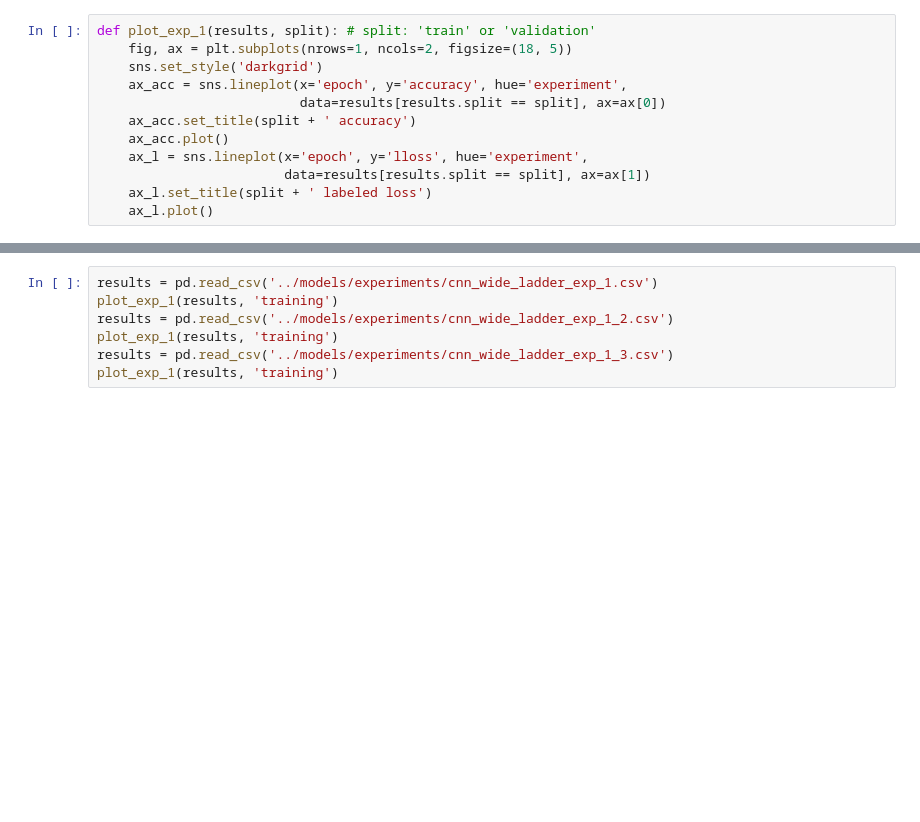
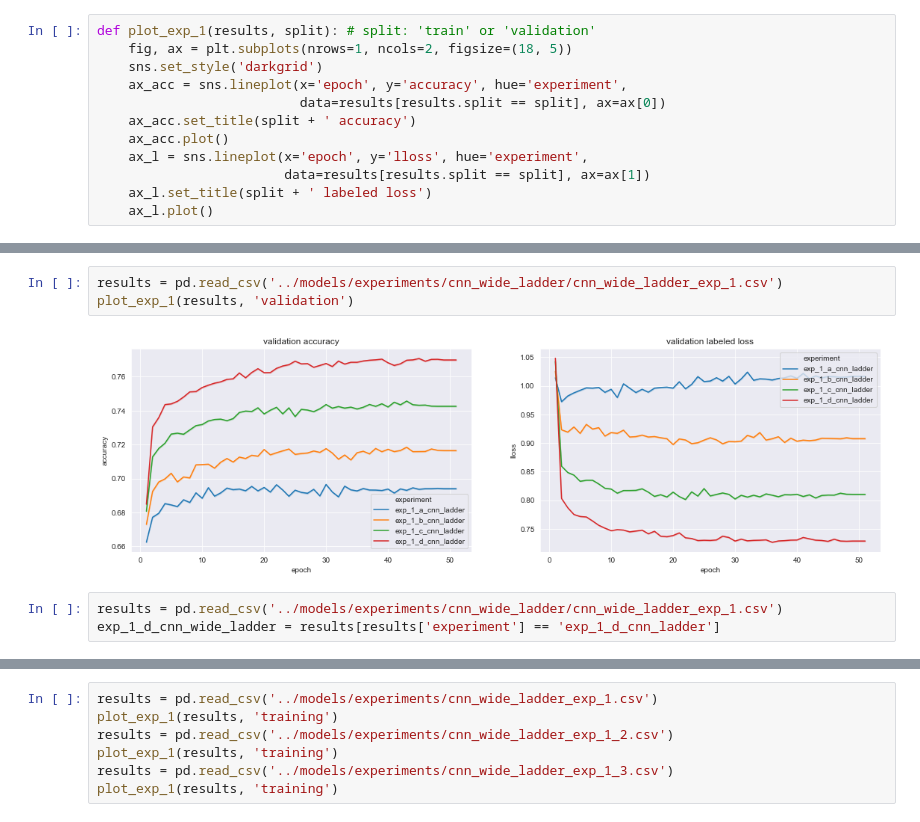
Before and after one commit to emikokic/thesis, a Jupyter notebook: notebooks/cnn_wide_ladder_experiments.ipynb, the cells around one changed output, grey strips where cells are left out. Drawn from its saved outputs; the diff is of its cells as text; blank space fills up the shorter version.

```diff
--- a/notebooks/cnn_wide_ladder_experiments.ipynb
+++ b/notebooks/cnn_wide_ladder_experiments.ipynb
@@ -103,0 +109,8 @@ def plot_exp_1(results, split): # split: 'train' or 'validation'
+# %%
+results = pd.read_csv('../models/experiments/cnn_wide_ladder/cnn_wide_ladder_exp_1.csv')
+plot_exp_1(results, 'validation')
+# %% [output]
+[figure, added]
+# %%
+results = pd.read_csv('../models/experiments/cnn_wide_ladder/cnn_wide_ladder_exp_1.csv')
+exp_1_d_cnn_wide_ladder = results[results['experiment'] == 'exp_1_d_cnn_ladder']
```
Also changed, not shown: parts of 11 cells of this notebook, 9 other files.
